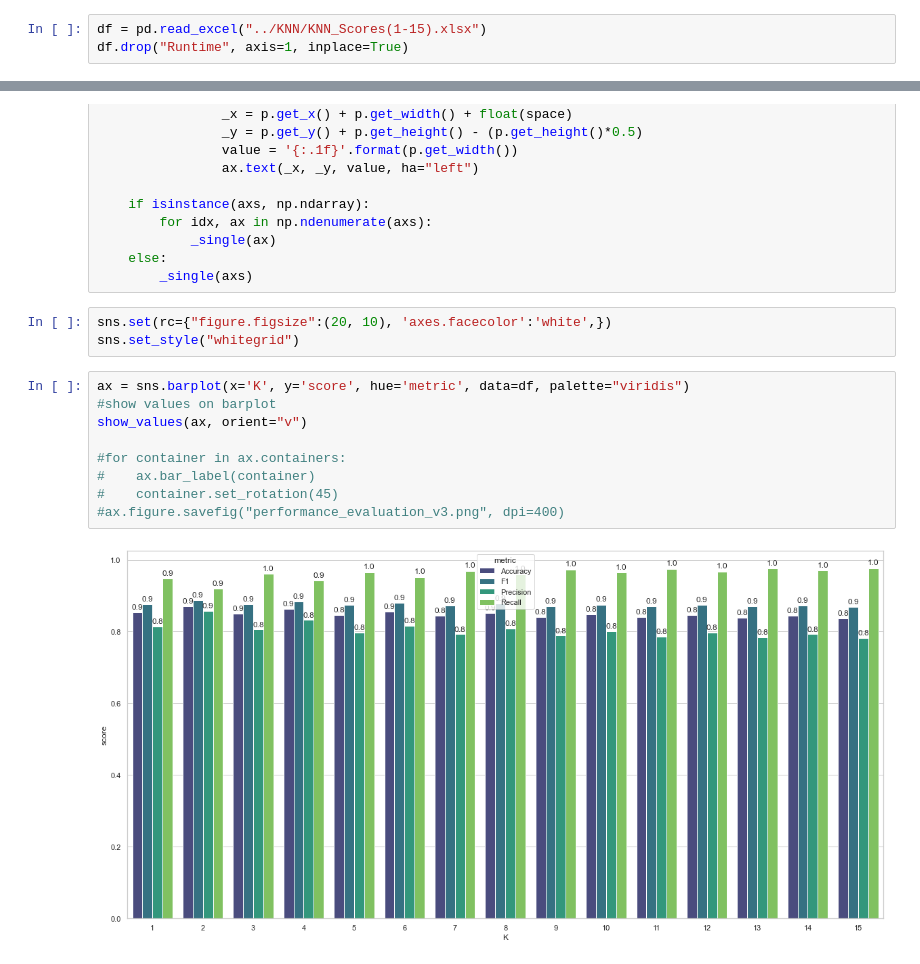
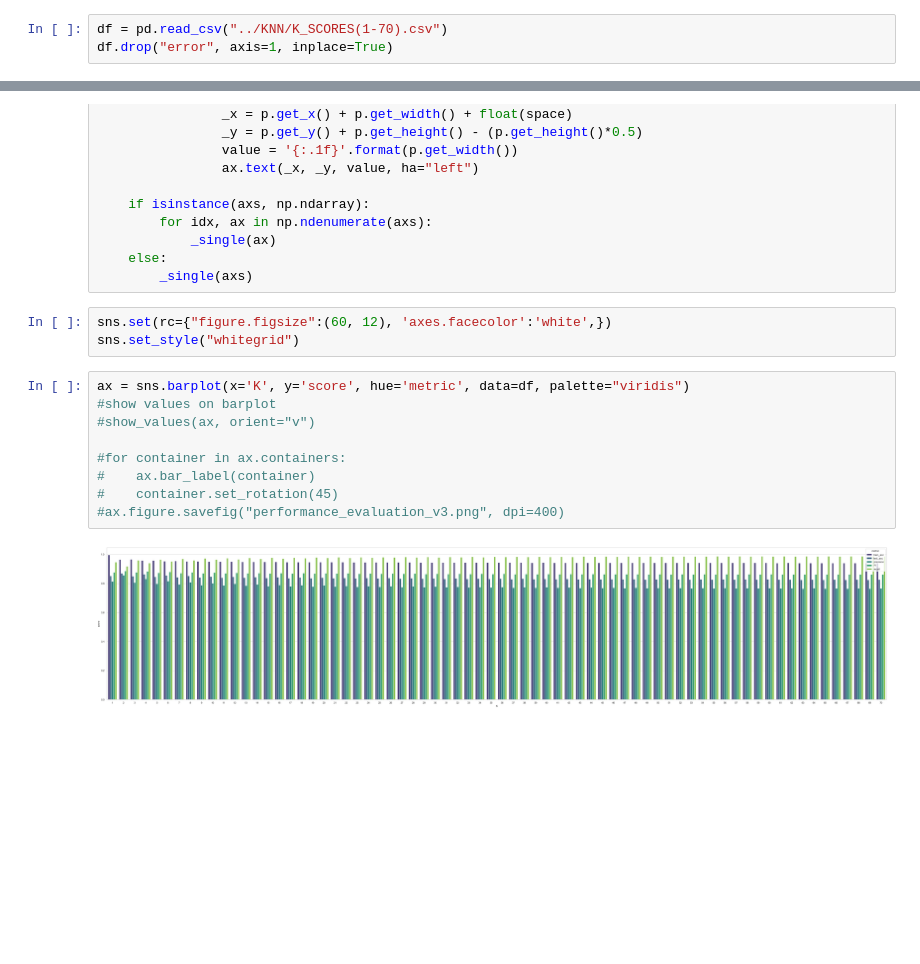
Before and after one commit to sajepangnanasivam/Anomaly-Detection, a Jupyter notebook: Data Analysis/(20) Data analysis (KNN_plot).ipynb, the cells around one changed output, grey strips where cells are left out. Saved outputs shown, nothing was run; the diff lists cells and outputs as text; blank space fills up the shorter version.

```diff
--- a/Data Analysis/(20) Data analysis (KNN_plot).ipynb
+++ b/Data Analysis/(20) Data analysis (KNN_plot).ipynb
@@ -10,6 +14,6 @@ from Functions.UNSW_DF import *
 # %%
-df = pd.read_excel("../KNN/KNN_Scores(1-15).xlsx")
-df.drop("Runtime", axis=1, inplace=True)
+df = pd.read_csv("../KNN/K_SCORES(1-70).csv")
+df.drop("error", axis=1, inplace=True)
 # %%
 df
 # %% [output]
@@ -72,16 +69,16 @@ def show_values(axs, orient="v", space=.01):
     else:
         _single(axs)
 # %%
-sns.set(rc={"figure.figsize":(20, 10), 'axes.facecolor':'white',})
+sns.set(rc={"figure.figsize":(60, 12), 'axes.facecolor':'white',})
 sns.set_style("whitegrid")
 # %%
 ax = sns.barplot(x='K', y='score', hue='metric', data=df, palette="viridis")
 #show values on barplot
-show_values(ax, orient="v")
+#show_values(ax, orient="v")
 
 #for container in ax.containers:
 #    ax.bar_label(container)
 #    container.set_rotation(45)
 #ax.figure.savefig("performance_evaluation_v3.png", dpi=400)
 # %% [output]
-[figure, old version]
+[figure, new version]
```
Also changed, not shown: parts of 3 cells of this notebook, 39 other files.
